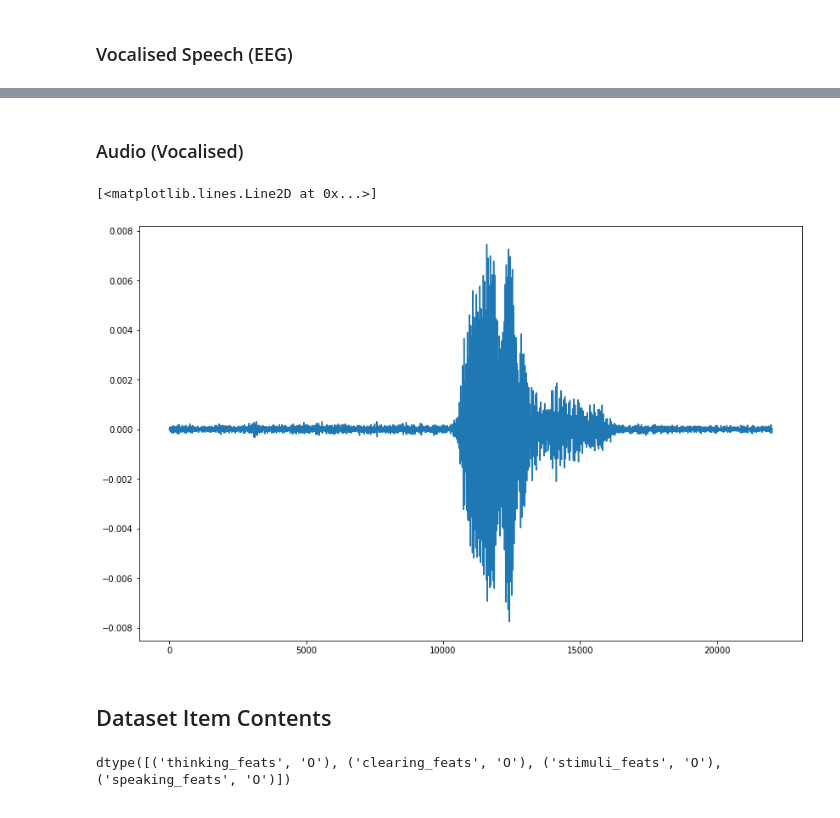
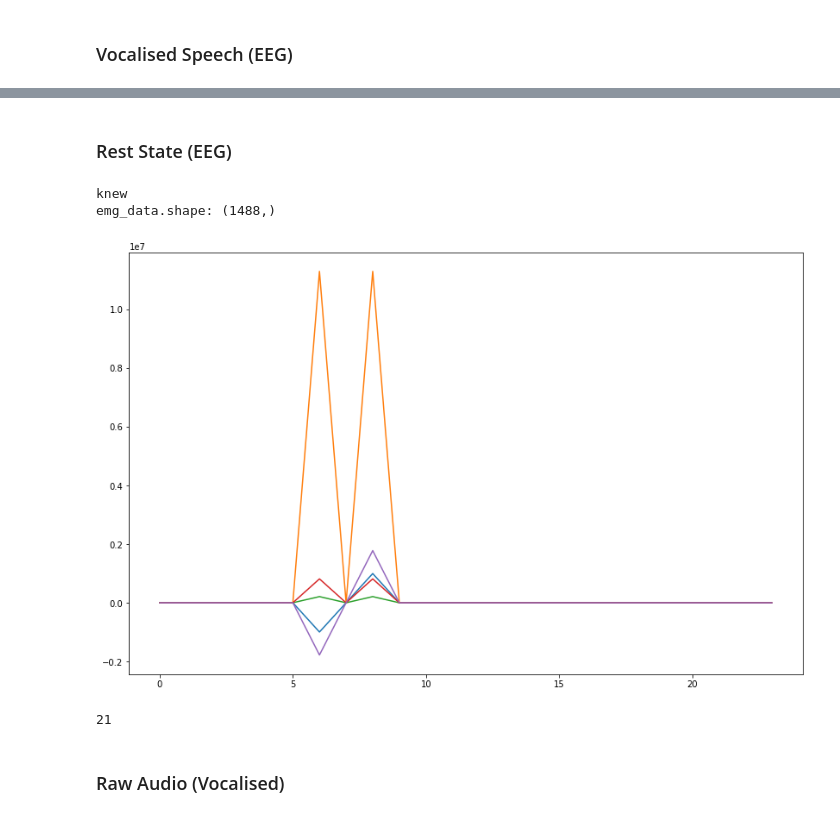
Before and after one commit to MiscellaneousStuff/kara-one-transduction, a Jupyter notebook: main.ipynb, the cells around one changed output, grey strips where cells are left out. Saved outputs shown, nothing was run; the diff lists cells and outputs as text; code cells hidden in the pictures.

```diff
--- a/main.ipynb
+++ b/main.ipynb
@@ -65,13 +92,15 @@ example["emg_rest"].var(), example["emg_vocal"].var()
+# %% [markdown]
+### Rest State (EEG)
+# %%
+target_channels = ["FC6", "FT8", "C5", "CP3", "P3"] # , "T7", "CP5", "C3", "CP1", "C4"]
+plot_eeg("emg_rest", target_channels, idx=0)
+# %% [output]
+knew
+emg_data.shape: (1488,)
+[figure, added]
+# %%
+dataset.emg_data.ch_names.index("FC6")
+# %% [output]
+21
 # %% [markdown]
-### Audio (Vocalised)
+### Raw Audio (Vocalised)
-# %%
-plt.plot(example["audio"])
-# %% [output]
-[<matplotlib.lines.Line2D at 0x...>]
-[figure, removed]
-# %% [markdown]
-## Dataset Item Contents
-# %%
-dataset.prompts[0].dtype
-# %% [output]
-dtype([('thinking_feats', 'O'), ('clearing_feats', 'O'), ('stimuli_feats', 'O'), ('speaking_feats', 'O')])
```
Also changed, not shown: parts of 14 cells of this notebook.
